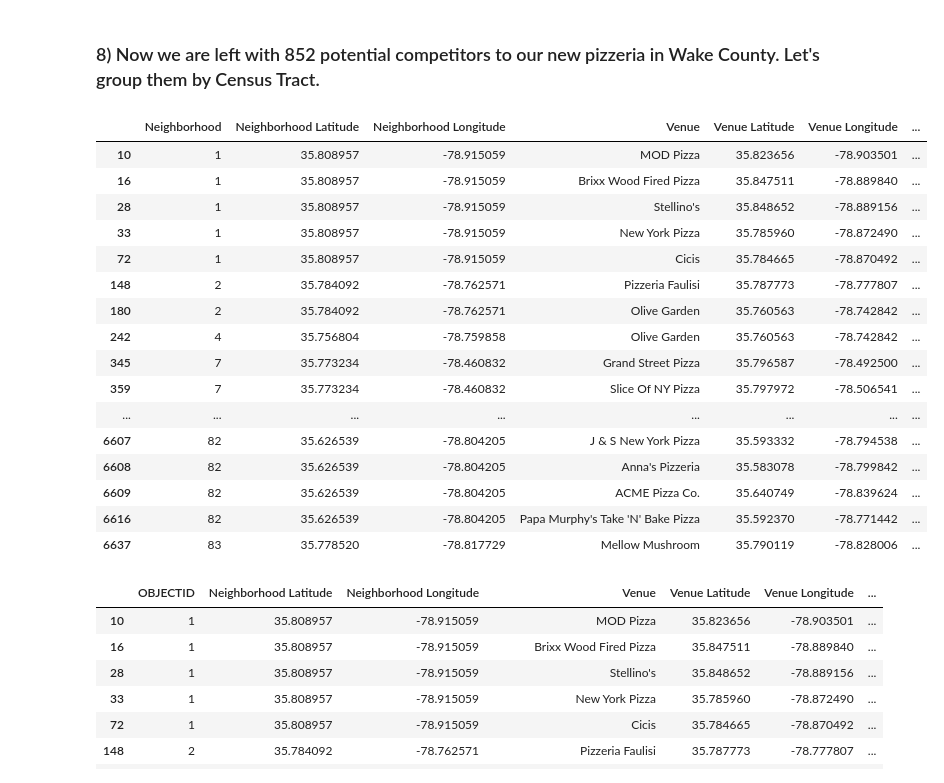
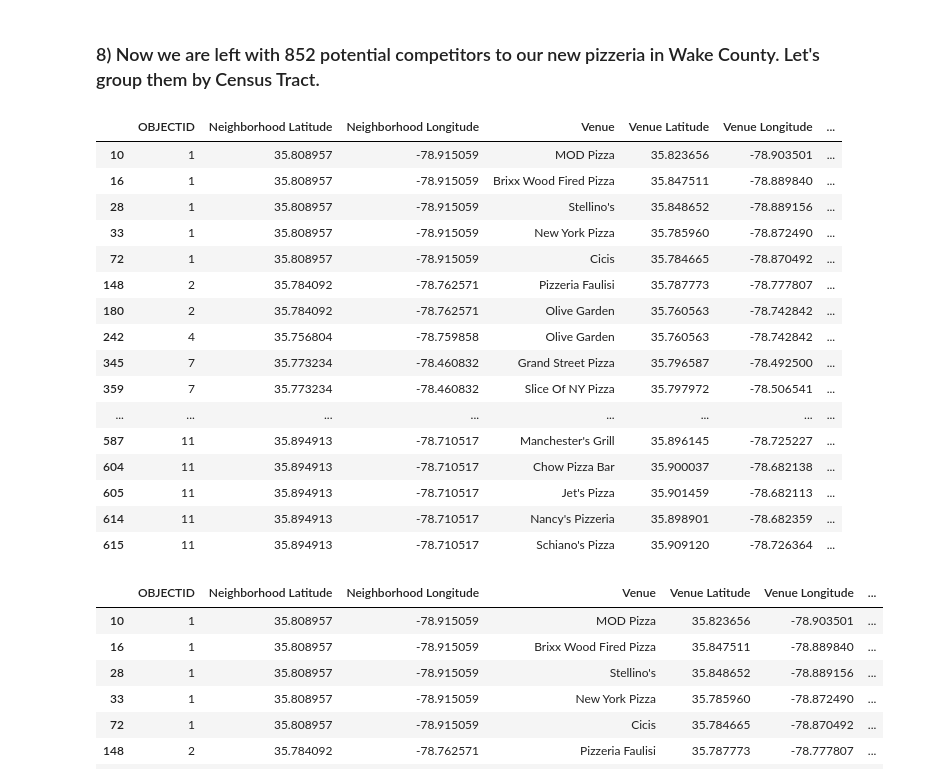
Before and after one commit to MCTrimer/Week_5_Capstone, a Jupyter notebook: Capstone Week 5 Peer Reviewed Project.ipynb, the cells around one changed output. Cells and saved outputs as stored; diff of their text form; code cells hidden in the pictures.

```diff
--- a/Capstone Week 5 Peer Reviewed Project.ipynb
+++ b/Capstone Week 5 Peer Reviewed Project.ipynb
@@ -310,10 +312,10 @@ df_scrub1.head()
 # %%
 #Adding in a column to the dataframe as a dummy counter.
 
 df_scrub1.insert(6, "Count", 1, allow_duplicates=True)
-df_scrub1
+df_scrub1.head(25)
 # %% [output]
-|  | Neighborhood | Neighborhood Latitude | Neighborhood Longitude | Venue | Venue Latitude | Venue Longitude | ... |
+|  | OBJECTID | Neighborhood Latitude | Neighborhood Longitude | Venue | Venue Latitude | Venue Longitude | ... |
 | 10 | 1 | 35.808957 | -78.915059 | MOD Pizza | 35.823656 | -78.903501 | ... |
 | 16 | 1 | 35.808957 | -78.915059 | Brixx Wood Fired Pizza | 35.847511 | -78.889840 | ... |
 | 28 | 1 | 35.808957 | -78.915059 | Stellino's | 35.848652 | -78.889156 | ... |
@@ -325,11 +327,11 @@ df_scrub1
 | 345 | 7 | 35.773234 | -78.460832 | Grand Street Pizza | 35.796587 | -78.492500 | ... |
 | 359 | 7 | 35.773234 | -78.460832 | Slice Of NY Pizza | 35.797972 | -78.506541 | ... |
 | ... | ... | ... | ... | ... | ... | ... | ... |
-| 6607 | 82 | 35.626539 | -78.804205 | J & S New York Pizza | 35.593332 | -78.794538 | ... |
-| 6608 | 82 | 35.626539 | -78.804205 | Anna's Pizzeria | 35.583078 | -78.799842 | ... |
-| 6609 | 82 | 35.626539 | -78.804205 | ACME Pizza Co. | 35.640749 | -78.839624 | ... |
-| 6616 | 82 | 35.626539 | -78.804205 | Papa Murphy's Take 'N' Bake Pizza | 35.592370 | -78.771442 | ... |
-| 6637 | 83 | 35.778520 | -78.817729 | Mellow Mushroom | 35.790119 | -78.828006 | ... |
+| 587 | 11 | 35.894913 | -78.710517 | Manchester's Grill | 35.896145 | -78.725227 | ... |
+| 604 | 11 | 35.894913 | -78.710517 | Chow Pizza Bar | 35.900037 | -78.682138 | ... |
+| 605 | 11 | 35.894913 | -78.710517 | Jet's Pizza | 35.901459 | -78.682113 | ... |
+| 614 | 11 | 35.894913 | -78.710517 | Nancy's Pizzeria | 35.898901 | -78.682359 | ... |
+| 615 | 11 | 35.894913 | -78.710517 | Schiano's Pizza | 35.909120 | -78.726364 | ... |
 # %%
 #Renaming Neighborhood column to OBJECTID so it can be merged with the wcpop df from earlier.
 
```
Also changed, not shown: parts of 2 cells of this notebook.
